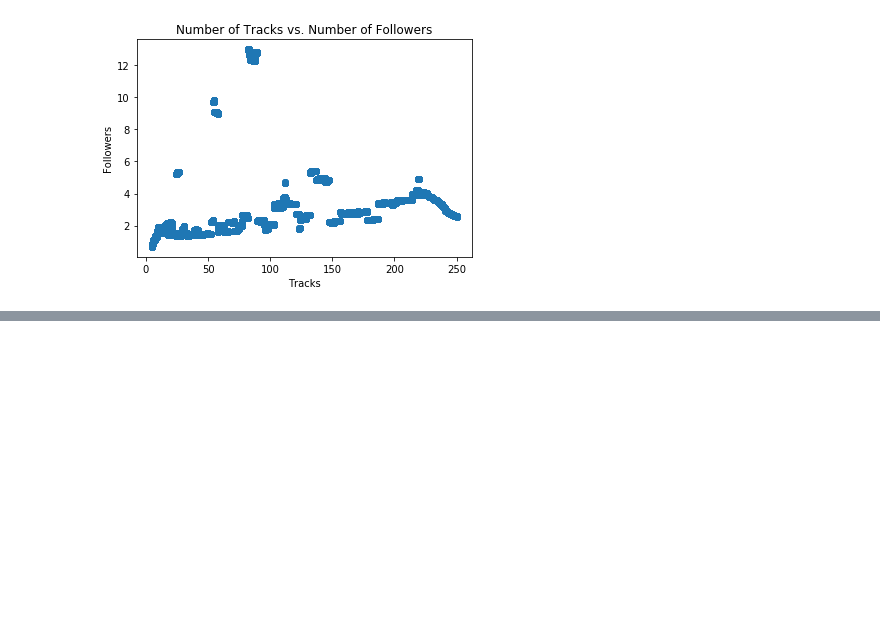
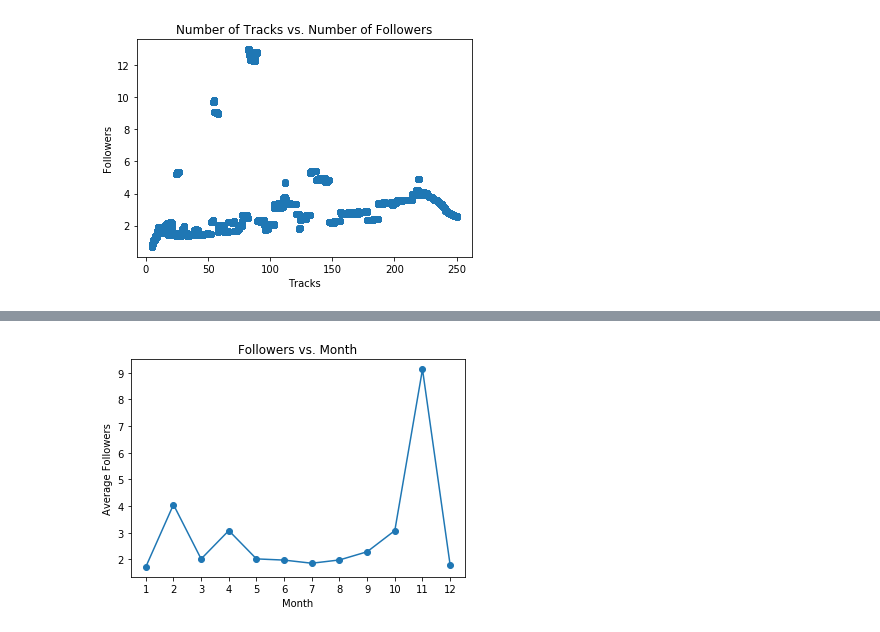
Before and after one commit to adamkhazi/one-million-playlists, a Jupyter notebook: exploration/basic.ipynb, the cells around one changed output, grey strips where cells are left out. Saved outputs shown, nothing was run; the diff lists cells and outputs as text; code cells hidden in the pictures; blank space fills up the shorter version.

```diff
--- a/exploration/basic.ipynb
+++ b/exploration/basic.ipynb
@@ -327,0 +370,9 @@ plt.show()
+# %%
+plt.plot(months, monthly_avg, '-o')
+plt.title('Followers vs. Month')
+plt.xlabel('Month')
+plt.xticks(np.arange(1, 13, 1.0))
+plt.ylabel('Average Followers')
+plt.show()
+# %% [output]
+[figure, added]
```
Also changed, not shown: parts of 8 cells of this notebook.
